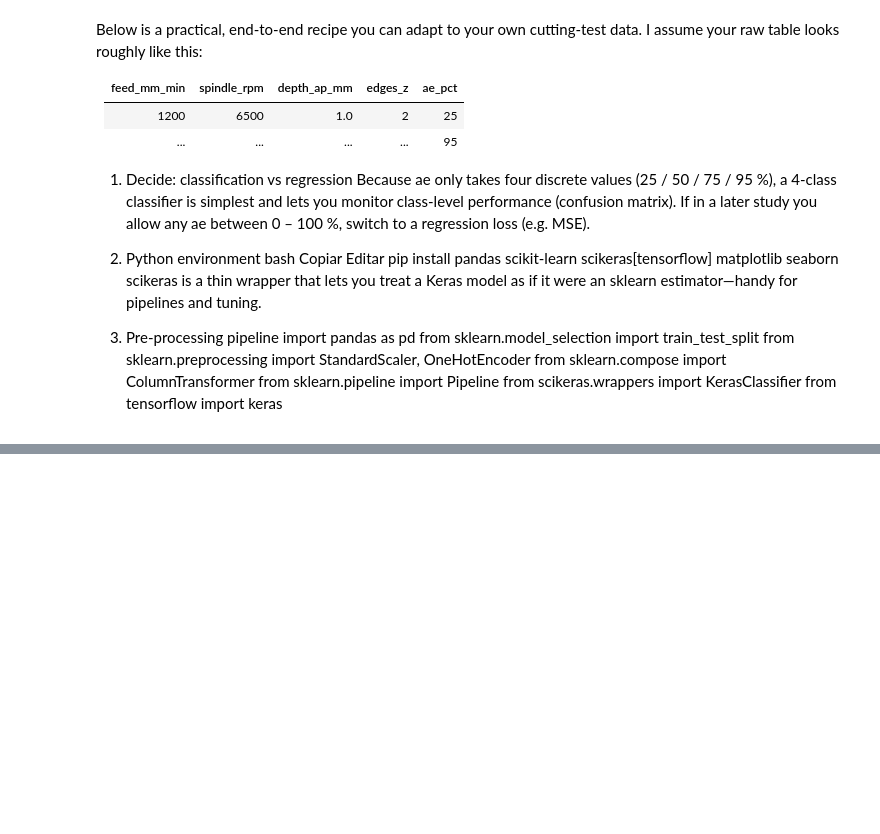
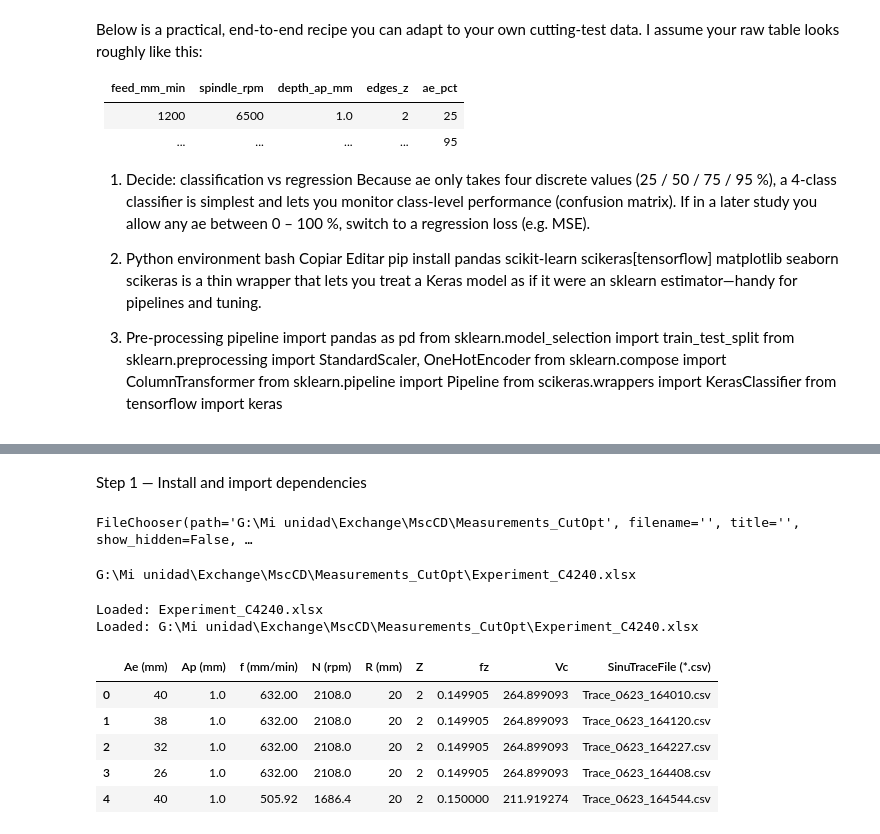
Before and after one commit to ThMRudolf/2026_EstanciaInvestigation_PTW, a Jupyter notebook: nb/ae_estimation_ann.ipynb, the cells around one changed output, grey strips where cells are left out. Drawn from its saved outputs; the diff is of its cells as text; code cells hidden in the pictures; blank space fills up the shorter version.

```diff
--- a/nb/ae_estimation_ann.ipynb
+++ b/nb/ae_estimation_ann.ipynb
@@ -27,0 +30,2 @@ from tensorflow import keras
+# %% [markdown]
+Step 1 — Install and import dependencies
@@ -28,2 +47,51 @@ from tensorflow import keras
+# %%
+# read in a info file with all relevant process data
+## tkinter not working in *.jpynb
+#import tkinter as tk
+#from tkinter import filedialog
+#import pandas as pd
+
+#root = tk.Tk()
+#root.withdraw()  # hide the empty root window
+
+#file_path = filedialog.askopenfilename(
+#    title="Select Excel file",
+#    filetypes=[("Excel files", "*.xlsx *.xls"), ("All files", "*.*")]
+#)
+#root.destroy()
+
+## Alternative
+from ipyfilechooser import FileChooser
+data_file_path = "G:\Mi unidad\Exchange\MscCD\Measurements_CutOpt"
+data_info_file = "Experiment_C4240.xlsx"
+fc = FileChooser(data_file_path )   # starting directory
+fc.filter_pattern = ["*.xlsx", "*.xls"]
+display(fc)
+##
+complete_info_file_path =   data_file_path + '\\' + data_info_file
+print(complete_info_file_path)
+# %% [output]
+FileChooser(path='G:\Mi unidad\Exchange\MscCD\Measurements_CutOpt', filename='', title='', show_hidden=False, …
+G:\Mi unidad\Exchange\MscCD\Measurements_CutOpt\Experiment_C4240.xlsx
+# %%
+import pandas as pd
+
+df_info = pd.read_excel(complete_info_file_path)   # fc.selected holds the full path
+print(f"Loaded: {data_info_file}")
+df_info.head()
+##
+
+df_info = pd.read_excel(complete_info_file_path)
+print(f"Loaded: {complete_info_file_path}")
+df_info.head()
+# %% [output]
+Loaded: Experiment_C4240.xlsx
+Loaded: G:\Mi unidad\Exchange\MscCD\Measurements_CutOpt\Experiment_C4240.xlsx
+|  | Ae (mm) | Ap (mm) | f (mm/min) | N (rpm) | R (mm) | Z | fz | Vc | SinuTraceFile (*.csv) |
+| 0 | 40 | 1.0 | 632.00 | 2108.0 | 20 | 2 | 0.149905 | 264.899093 | Trace_0623_164010.csv |
+| 1 | 38 | 1.0 | 632.00 | 2108.0 | 20 | 2 | 0.149905 | 264.899093 | Trace_0623_164120.csv |
+| 2 | 32 | 1.0 | 632.00 | 2108.0 | 20 | 2 | 0.149905 | 264.899093 | Trace_0623_164227.csv |
+| 3 | 26 | 1.0 | 632.00 | 2108.0 | 20 | 2 | 0.149905 | 264.899093 | Trace_0623_164408.csv |
+| 4 | 40 | 1.0 | 505.92 | 1686.4 | 20 | 2 | 0.150000 | 211.919274 | Trace_0623_164544.csv |
 # %%
 # ------------------------------------------------------------------
```
Also changed, not shown: parts of 32 cells of this notebook, 4 other files.
